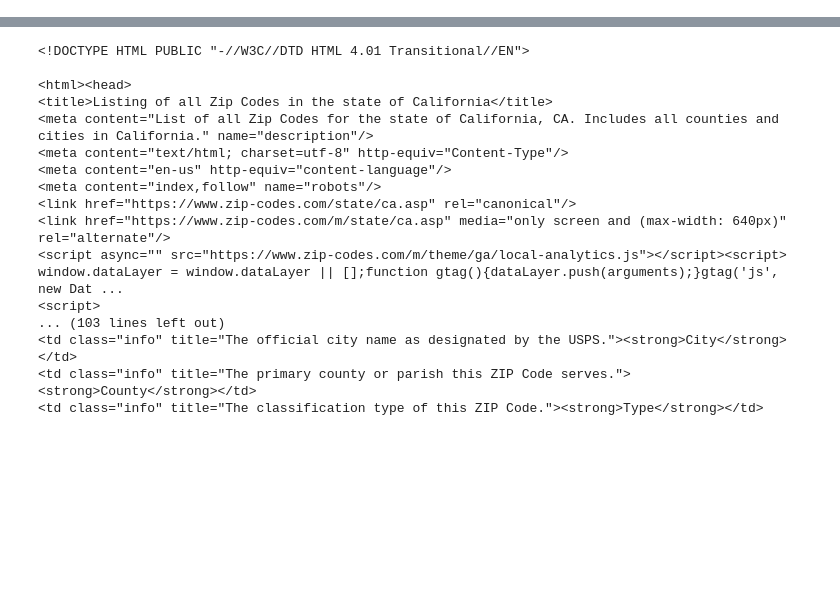
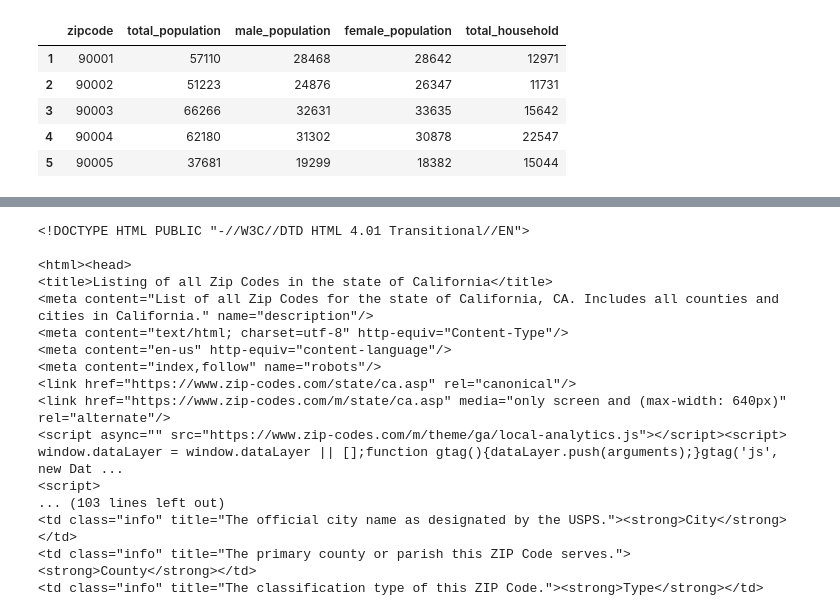
Before and after one commit to alsandiego/uci_dataanalyticsbootcamp_homework, a Jupyter notebook: ETL Project/ETL_Project.ipynb, the cells around one changed output, grey strips where cells are left out. Cells and saved outputs as stored; diff of their text form; code cells hidden in the pictures; blank space fills up the shorter version.

```diff
--- a/ETL Project/ETL_Project.ipynb
+++ b/ETL Project/ETL_Project.ipynb
@@ -43,0 +60,14 @@ url_city_data = 'https://www.zip-codes.com/state/ca.asp'
+# %%
+# rename columns
+la_data_df = la_data_df.rename(columns={"Zip Code": "zipcode", "Total Population": "total_population",
+                          "Total Males":"male_population", "Total Females":"female_population",
+                          "Total Households":"total_household"})
+
+la_data_df.head()
+# %% [output]
+|  | zipcode | total_population | male_population | female_population | total_household |
+| 1 | 90001 | 57110 | 28468 | 28642 | 12971 |
+| 2 | 90002 | 51223 | 24876 | 26347 | 11731 |
+| 3 | 90003 | 66266 | 32631 | 33635 | 15642 |
+| 4 | 90004 | 62180 | 31302 | 30878 | 22547 |
+| 5 | 90005 | 37681 | 19299 | 18382 | 15044 |
```
Also changed, not shown: parts of 14 cells of this notebook, 4 other files.
